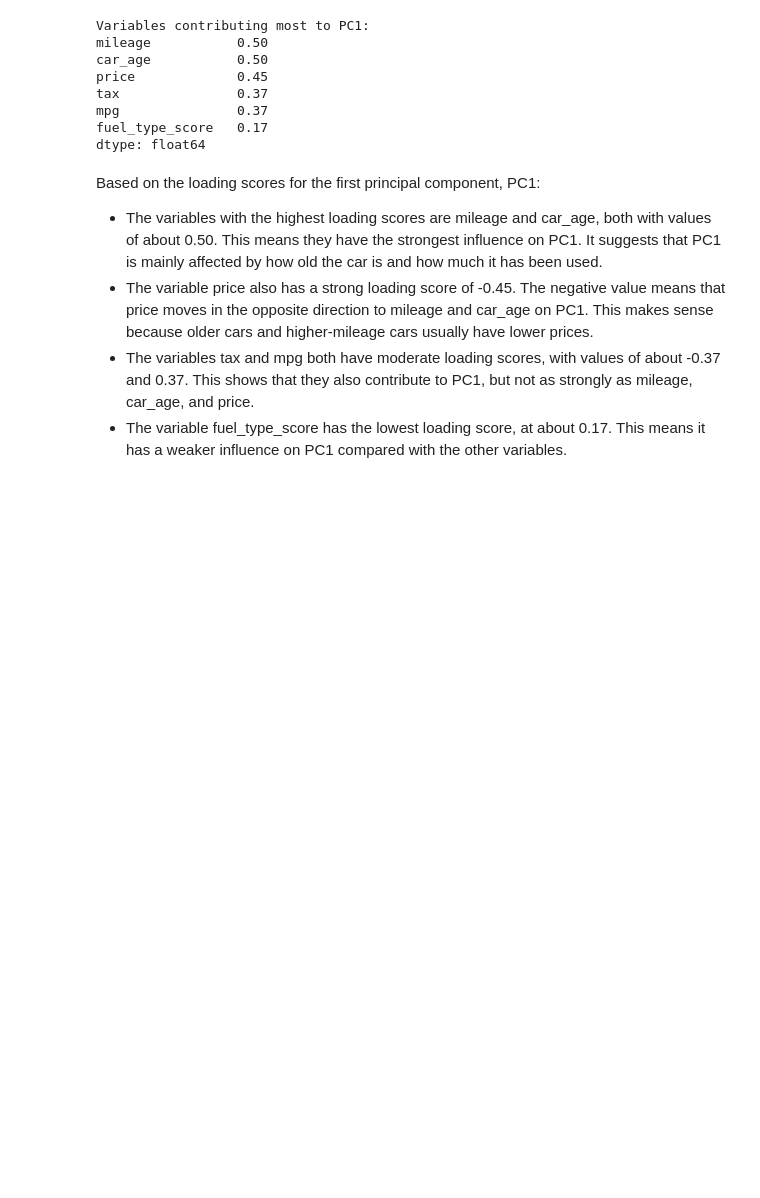
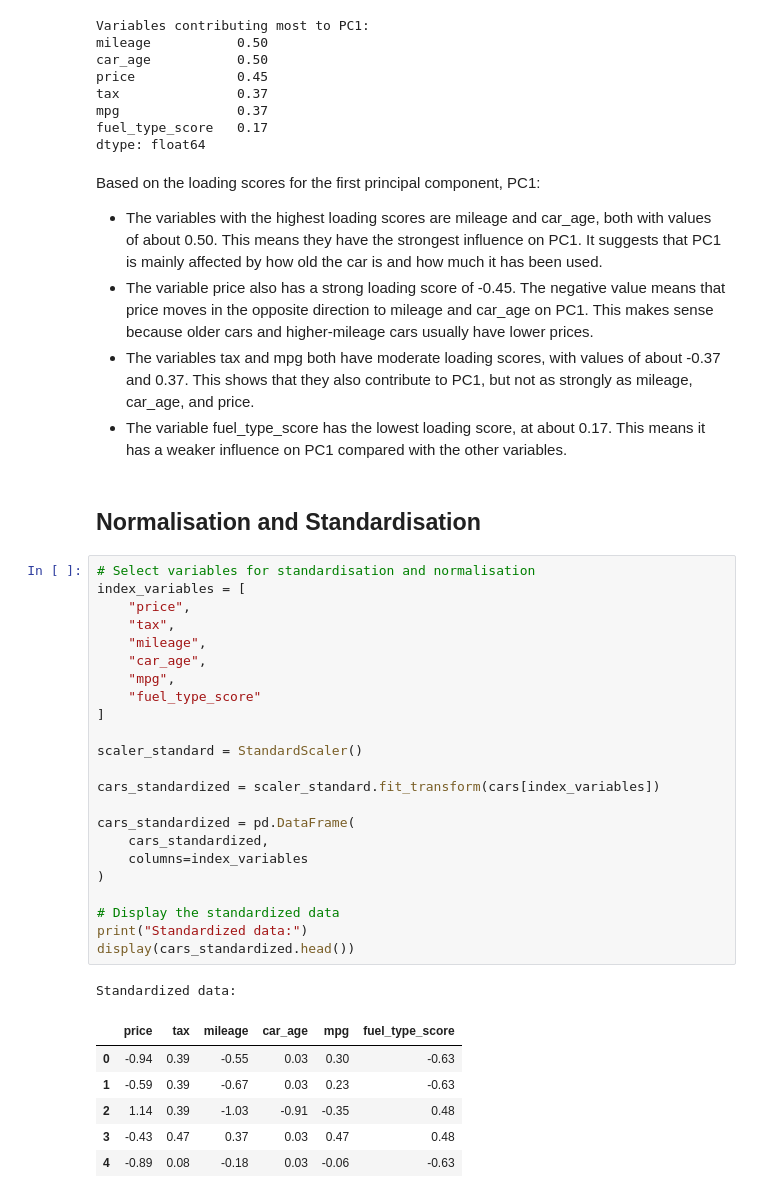
Before and after one commit to TXTEck/DAV_CA1, a Jupyter notebook: notebooks/car_price_analysis.ipynb, the cells around one changed output. Saved outputs shown, nothing was run; the diff lists cells and outputs as text; blank space fills up the shorter version.

```diff
--- a/notebooks/car_price_analysis.ipynb
+++ b/notebooks/car_price_analysis.ipynb
@@ -884,3 +884,36 @@ Based on the loading scores for the first principal component, PC1:
 - The variable price also has a strong loading score of -0.45. The negative value means that price moves in the opposite direction to mileage and car_age on PC1. This makes sense because older cars and higher-mileage cars usually have lower prices.
 - The variables tax and mpg both have moderate loading scores, with values of about -0.37 and 0.37. This shows that they also contribute to PC1, but not as strongly as mileage, car_age, and price.
 - The variable fuel_type_score has the lowest loading score, at about 0.17. This means it has a weaker influence on PC1 compared with the other variables.
+# %% [markdown]
+## Normalisation and Standardisation
+# %%
+# Select variables for standardisation and normalisation
+index_variables = [
+    "price",
+    "tax",
+    "mileage",
+    "car_age",
+    "mpg",
+    "fuel_type_score"
+]
+
+scaler_standard = StandardScaler()
+
+cars_standardized = scaler_standard.fit_transform(cars[index_variables])
+
+cars_standardized = pd.DataFrame(
+    cars_standardized,
+    columns=index_variables
+)
+
+# Display the standardized data
+print("Standardized data:")
+display(cars_standardized.head())
+# %% [output]
+Standardized data:
+|  | price | tax | mileage | car_age | mpg | fuel_type_score |
+| 0 | -0.94 | 0.39 | -0.55 | 0.03 | 0.30 | -0.63 |
+| 1 | -0.59 | 0.39 | -0.67 | 0.03 | 0.23 | -0.63 |
+| 2 | 1.14 | 0.39 | -1.03 | -0.91 | -0.35 | 0.48 |
+| 3 | -0.43 | 0.47 | 0.37 | 0.03 | 0.47 | 0.48 |
+| 4 | -0.89 | 0.08 | -0.18 | 0.03 | -0.06 | -0.63 |
```
Also changed, not shown: parts of 2 cells of this notebook.
